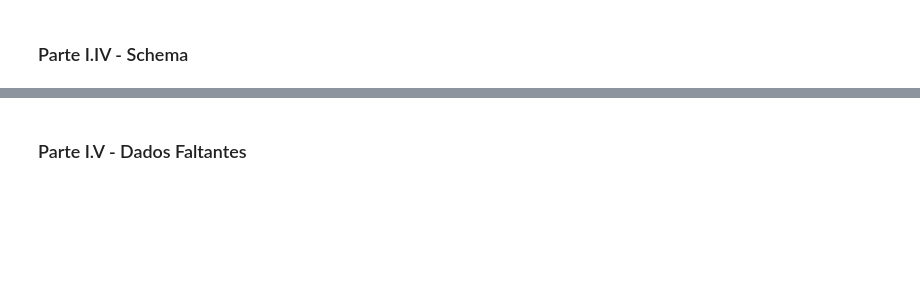
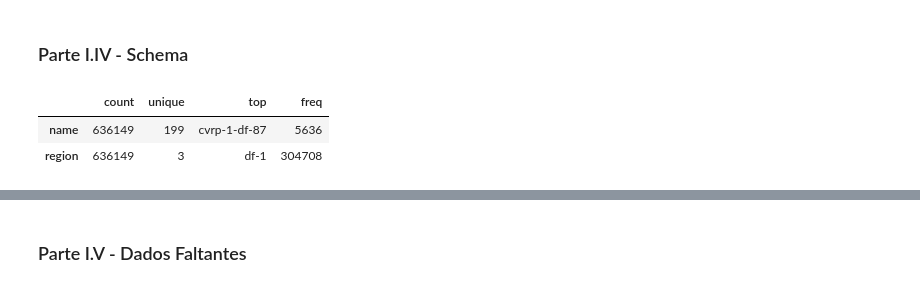
Before and after one commit to r-hugoalves/Analise_Exploratoria_Loggi, a Jupyter notebook: Análise_Exploratória_de_Dados_I.ipynb, the cells around one changed output, grey strips where cells are left out. Saved outputs shown, nothing was run; the diff lists cells and outputs as text; code cells hidden in the pictures; blank space fills up the shorter version.

```diff
--- a/Análise_Exploratória_de_Dados_I.ipynb
+++ b/Análise_Exploratória_de_Dados_I.ipynb
@@ -200,2 +232,10 @@ len(deliveries_df)
 # %% [markdown]
 ### Parte I.IV - Schema
+# %%
+#Atributos categóricos
+
+deliveries_df.select_dtypes('object').describe().transpose()
+# %% [output]
+|  | count | unique | top | freq |
+| name | 636149 | 199 | cvrp-1-df-87 | 5636 |
+| region | 636149 | 3 | df-1 | 304708 |
```
Also changed, not shown: parts of 6 cells of this notebook.
